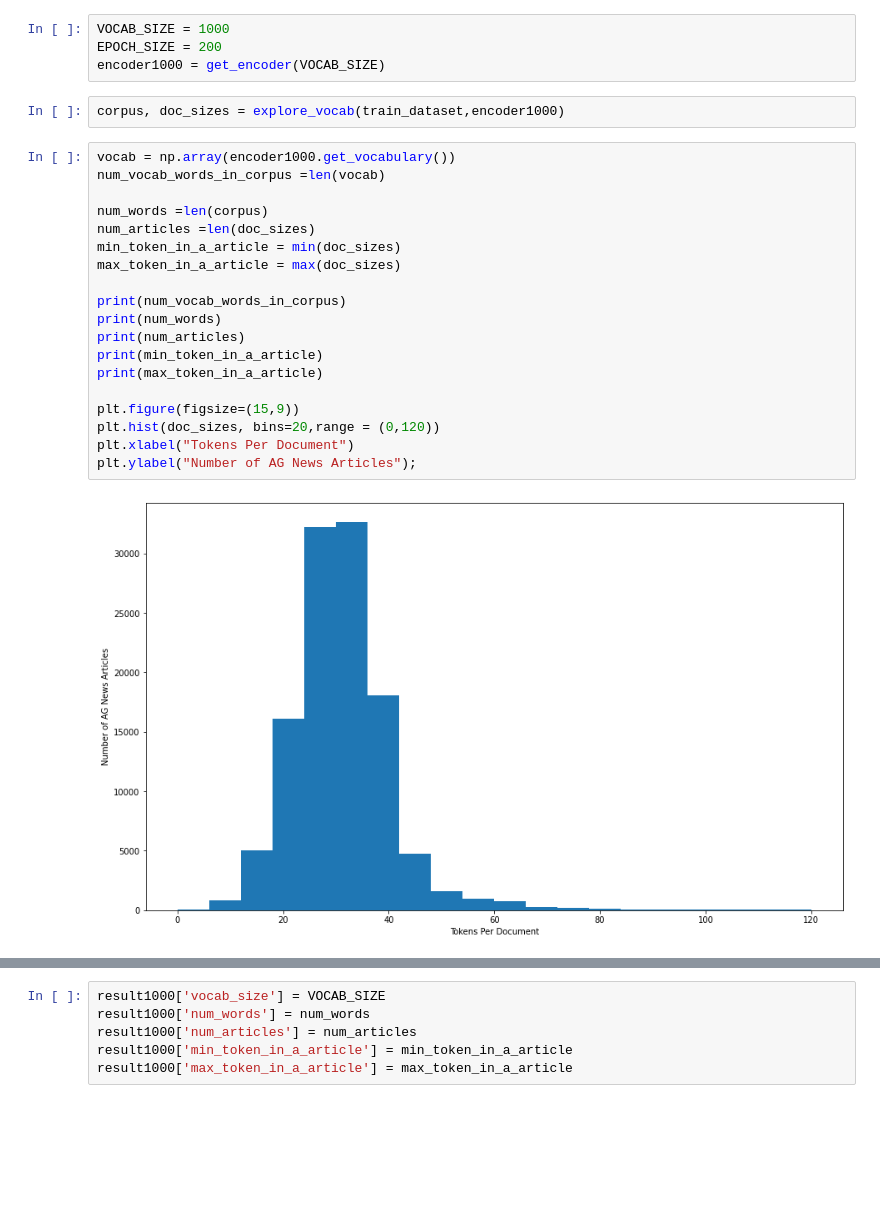
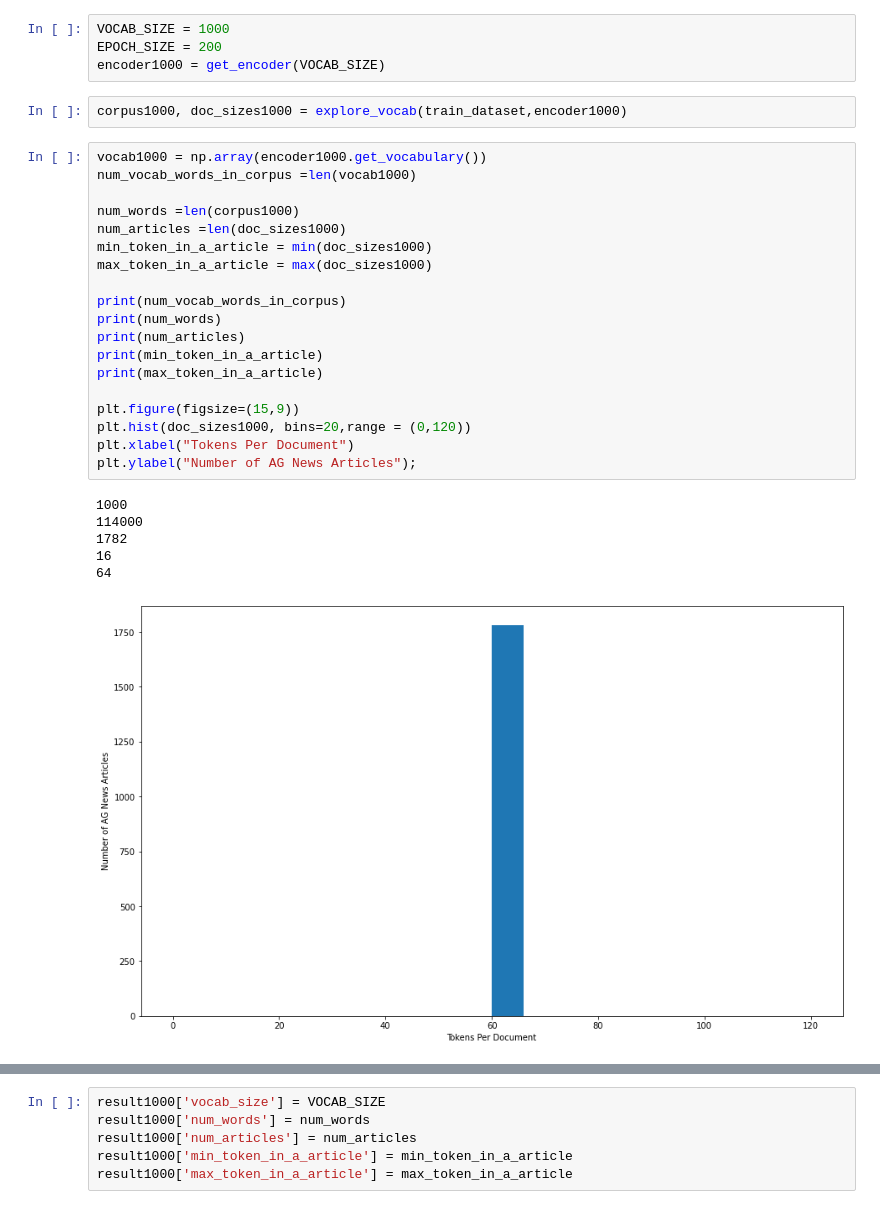
Before and after one commit to xixilili/MSDS_458_Public, a Jupyter notebook: MSDS458_Assignment_03_Experiment_A.ipynb, the cells around one changed output, grey strips where cells are left out. Drawn from its saved outputs; the diff is of its cells as text; blank space fills up the shorter version.

```diff
--- a/MSDS458_Assignment_03_Experiment_A.ipynb
+++ b/MSDS458_Assignment_03_Experiment_A.ipynb
@@ -168,27 +169,32 @@ VOCAB_SIZE = 1000
 EPOCH_SIZE = 200
 encoder1000 = get_encoder(VOCAB_SIZE)
 # %%
-corpus, doc_sizes = explore_vocab(train_dataset,encoder1000)
+corpus1000, doc_sizes1000 = explore_vocab(train_dataset,encoder1000)
 # %%
-vocab = np.array(encoder1000.get_vocabulary())
-num_vocab_words_in_corpus =len(vocab)
+vocab1000 = np.array(encoder1000.get_vocabulary())
+num_vocab_words_in_corpus =len(vocab1000)
 
-num_words =len(corpus)
-num_articles =len(doc_sizes)
-min_token_in_a_article = min(doc_sizes)
-max_token_in_a_article = max(doc_sizes)
+num_words =len(corpus1000)
+num_articles =len(doc_sizes1000)
+min_token_in_a_article = min(doc_sizes1000)
+max_token_in_a_article = max(doc_sizes1000)
 
 print(num_vocab_words_in_corpus)
 print(num_words)
 print(num_articles)
 print(min_token_in_a_article)
 print(max_token_in_a_article)
 
 plt.figure(figsize=(15,9))
-plt.hist(doc_sizes, bins=20,range = (0,120))
+plt.hist(doc_sizes1000, bins=20,range = (0,120))
 plt.xlabel("Tokens Per Document")
 plt.ylabel("Number of AG News Articles");
 # %% [output]
+1000
+114000
+1782
+16
+64
-[figure, old version]
+[figure, new version]
 # %%
 RNN1000 = creat_model(encoder1000)
```
Also changed, not shown: parts of 28 cells of this notebook.
